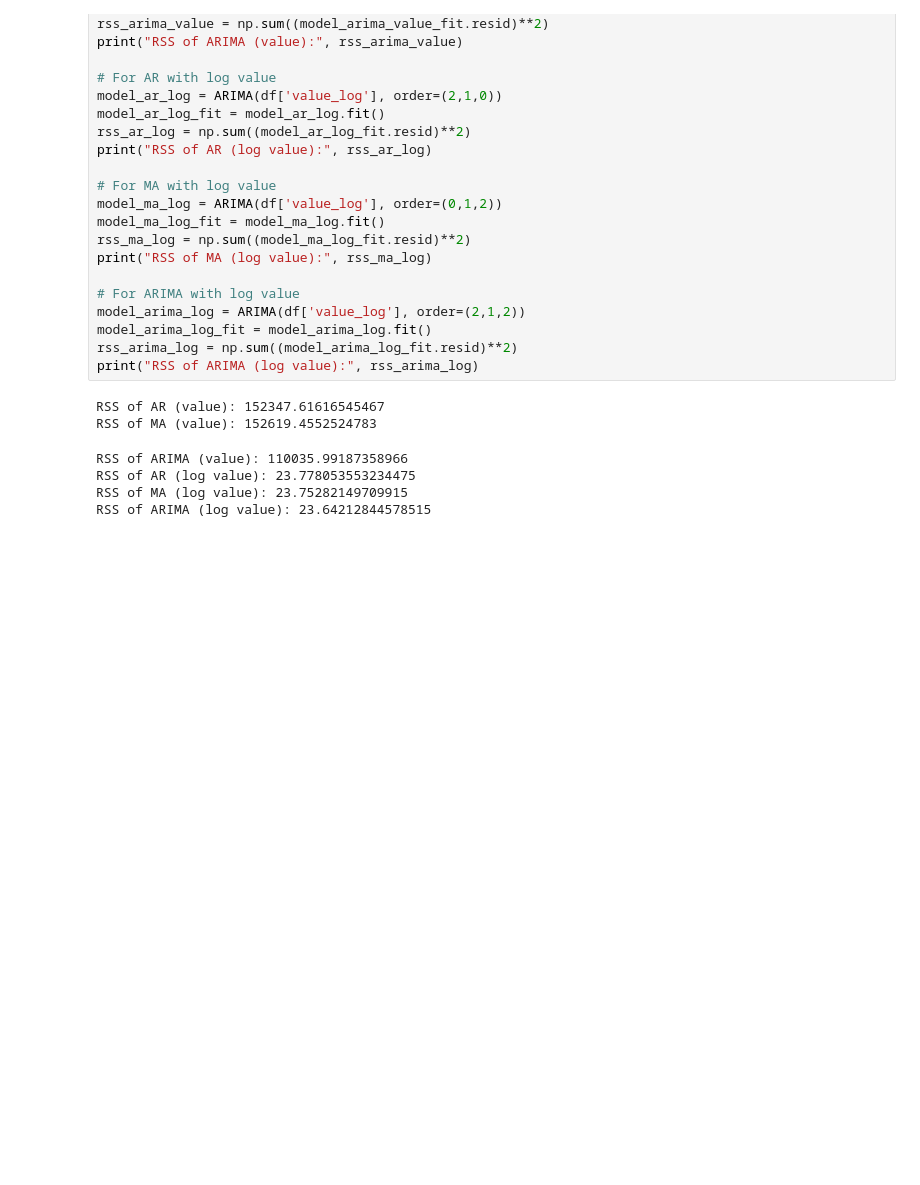
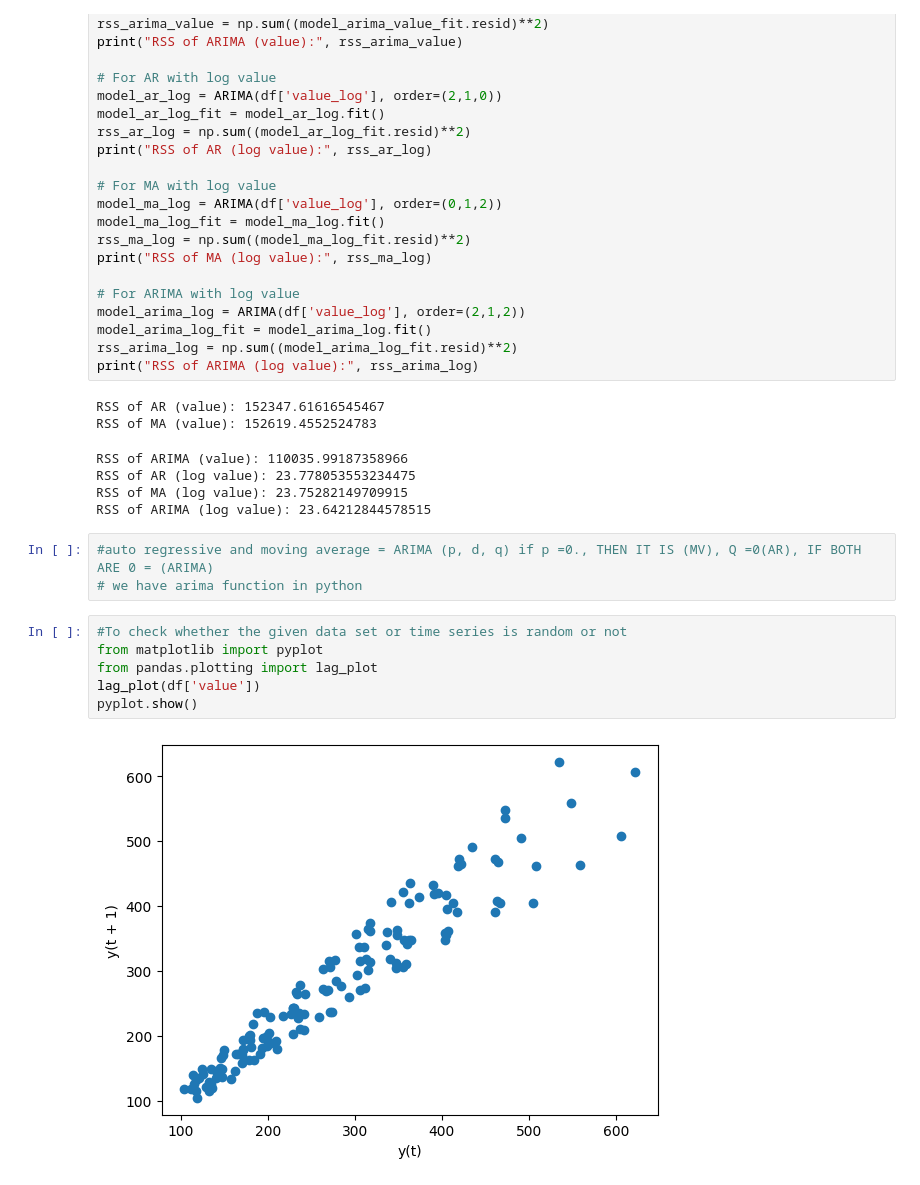
Before and after one commit to issacridhin/Advanced-Data-Analytics, a Jupyter notebook: 2348546_AirPassenger_ADA.ipynb, the cells around one changed output. Drawn from its saved outputs; the diff is of its cells as text; blank space fills up the shorter version.

```diff
--- a/2348546_AirPassenger_ADA.ipynb
+++ b/2348546_AirPassenger_ADA.ipynb
@@ -437,3 +442,14 @@ RSS of ARIMA (value): 110035.99187358966
 RSS of AR (log value): 23.778053553234475
 RSS of MA (log value): 23.75282149709915
 RSS of ARIMA (log value): 23.64212844578515
+# %%
+#auto regressive and moving average = ARIMA (p, d, q) if p =0., THEN IT IS (MV), Q =0(AR), IF BOTH ARE 0 = (ARIMA)
+# we have arima function in python
+# %%
+#To check whether the given data set or time series is random or not
+from matplotlib import pyplot
+from pandas.plotting import lag_plot
+lag_plot(df['value'])
+pyplot.show()
+# %% [output]
+[figure, added]
```
Also changed, not shown: parts of 9 cells of this notebook.
